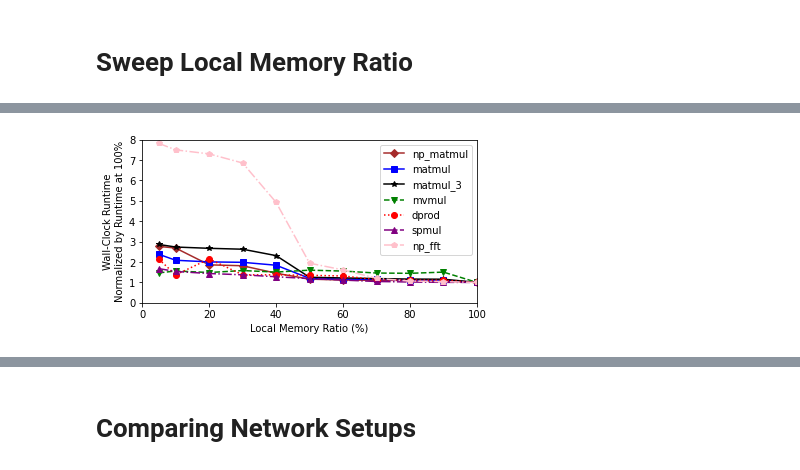
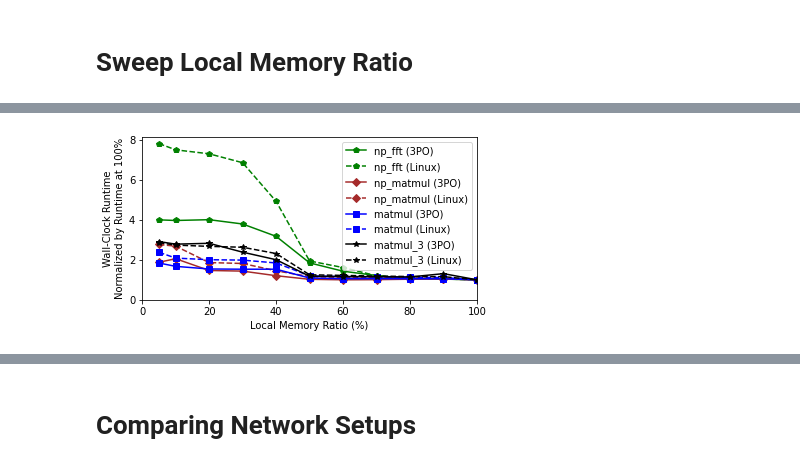
Before and after one commit to samkumar/prefetching-data, a Jupyter notebook: multiswitch-data/3po.ipynb, the cells around one changed output, grey strips where cells are left out. Saved outputs shown, nothing was run; the diff lists cells and outputs as text; code cells hidden in the pictures.

```diff
--- a/multiswitch-data/3po.ipynb
+++ b/multiswitch-data/3po.ipynb
@@ -258,20 +288,35 @@ MinPF (delayed hits) = 8.246363 , Total time = 35.29
 # %% [markdown]
 Sweep Local Memory Ratio
 =======================
+# %%
+np_fft_tape_style = {"label": "np_fft (3PO)", "color": "green", "marker": "p", "ls": "-"}
+np_mmul_tape_style = {"label": "np_matmul (3PO)", "color": "brown", "marker": "D", "ls": "-"}
+mmul_tape_style = {"label": "matmul (3PO)", "color": "blue", "marker": "s", "ls": "-"}
+mmul3_tape_style = {"label": "matmul_3 (3PO)", "color": "black", "marker": "*", "ls": "-"}
+
+np_fft_linux_style = {"label": "np_fft (Linux)", "color": "green", "marker": "p", "ls": "--"}
+np_mmul_linux_style = {"label": "np_matmul (Linux)", "color": "brown", "marker": "D", "ls": "--"}
+mmul_linux_style = {"label": "matmul (Linux)", "color": "blue", "marker": "s", "ls": "--"}
+mmul3_linux_style = {"label": "matmul_3 (Linux)", "color": "black", "marker": "*", "ls": "--"}
+
+
+mvmul_tape_style = {"label": "mvmul (3PO)", "color": "pink", "marker": "v", "ls": "-"}
+dprod_tape_style = {"label": "dot_prod (3PO)", "color": "red", "marker": "o", "ls": "-"}
+sparse_tape_style = {"label": "sparse_mul (3PO)", "color": "purple", "marker": "^", "ls": "-"}
+
+mvmul_linux_style = {"label": "mvmul (Linux)", "color": "pink", "marker": "v", "ls": "--"}
+dprod_linux_style = {"label": "dot_prod (Linux)", "color": "red", "marker": "o", "ls": "--"}
+sparse_linux_style = {"label": "sparse_mul (Linux)", "color": "purple", "marker": "^", "ls": "--"}
 # %%
-def sweep_local_memory(first_directory, workloads, styles, setup):
-    plt.figure(figsize = (6, 3))
+def sweep_local_memory(first_directory, workloads, styles, setups):
+    for workload, style in zip(workloads, styles):
+        for i, setup in enumerate(setups):
+            sweep = parse_ratio_sweep(first_directory, workload, setup)
 
-    for workload, style in zip(workloads, styles):
-        sweep = parse_ratio_sweep(first_directory, workload, setup)
+            plt.plot(RATIOS, tuple(sweep.by_ratio[r].wall_clock_time / sweep.by_ratio[100].wall_clock_time for r in RATIOS), **style[i])
 
-        plt.plot(RATIOS, tuple(sweep.by_ratio[r].wall_clock_time / sweep.by_ratio[100].wall_clock_time for r in RATIOS), **style)
-
-    plt.legend()
     plt.xlabel("Local Memory Ratio (%)")
     plt.ylabel("Wall-Clock Runtime\nNormalized by Runtime at 100%")
 
     plt.xlim(0, 100)
-    plt.ylim(0, 8)
-
-    plt.show()
+    plt.ylim(bottom = 0)
@@ -282,4 +323,10 @@ sweep_local_memory("experiment_results_25gb", workloads, styles, "tape")
-# %%
-sweep_local_memory("experiment_results_25gb", workloads, styles, "linux")
-# %% [output]
-[figure, removed]
+# %%
+graph_1_workloads = ("pyfft", "python", "mmult_eigen", "mmult_eigen_par_3")
+graph_1_styles = ((np_fft_tape_style, np_fft_linux_style), (np_mmul_tape_style, np_mmul_linux_style), (mmul_tape_style, mmul_linux_style), (mmul3_tape_style, mmul3_linux_style))
+
+plt.figure(figsize = (6, 3))
+sweep_local_memory("experiment_results_25gb", graph_1_workloads, graph_1_styles, ("tape", "linux"))
+plt.legend()
+plt.show()
+# %% [output]
+[figure, added]
```
Also changed, not shown: parts of 11 cells of this notebook, 1 other file.
